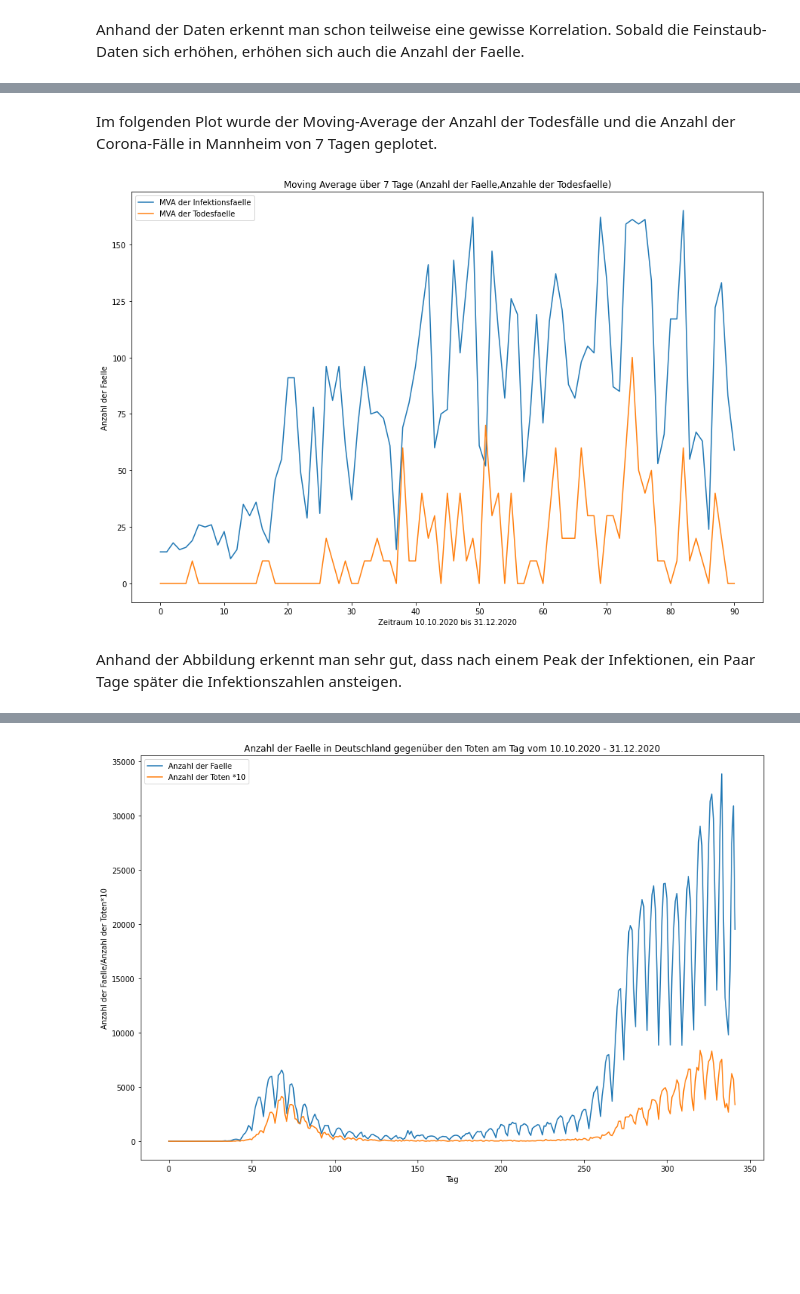
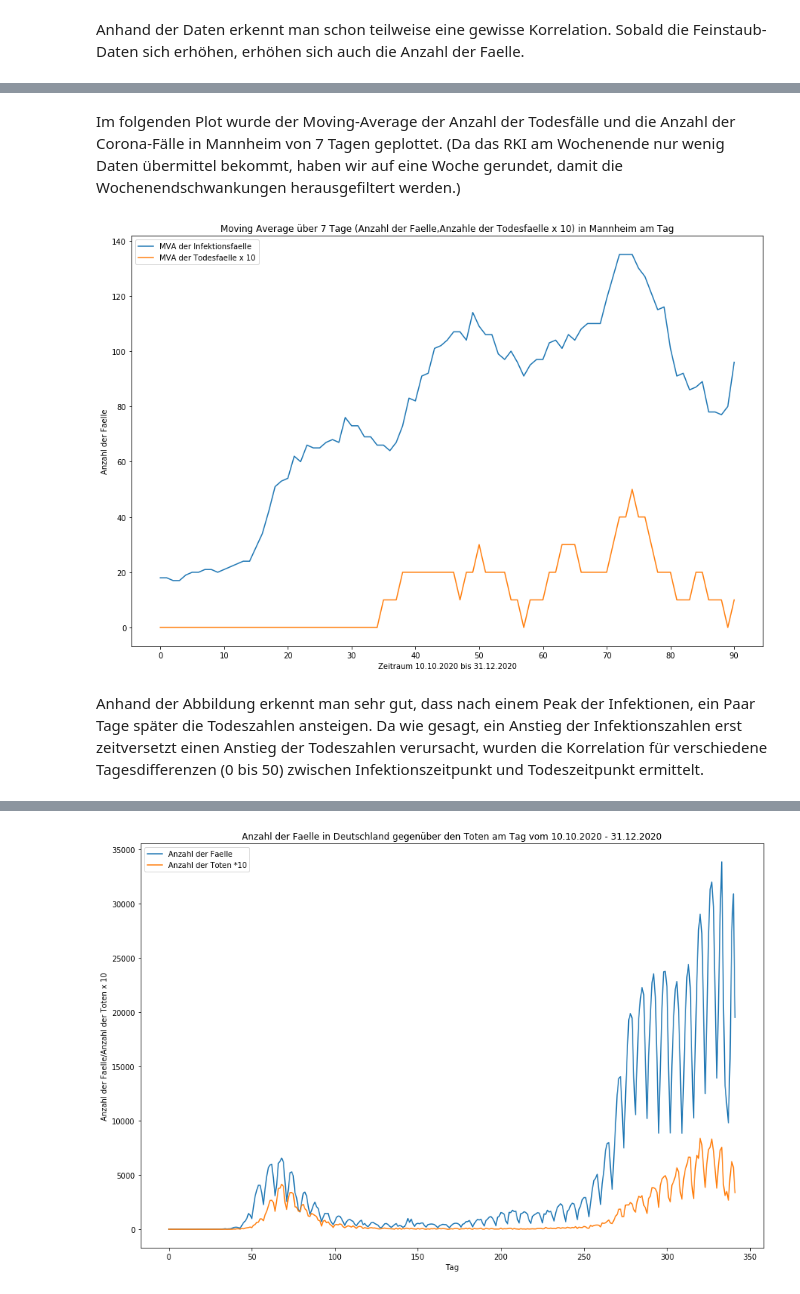
Before and after one commit to NajTec/DataScience, a Jupyter notebook: Project/Project_Covid_Mannheim_Feinstaube.ipynb, the cells around one changed output, grey strips where cells are left out. Cells and saved outputs as stored; diff of their text form; code cells hidden in the pictures; blank space fills up the shorter version.

```diff
--- a/Project/Project_Covid_Mannheim_Feinstaube.ipynb
+++ b/Project/Project_Covid_Mannheim_Feinstaube.ipynb
@@ -112,6 +114,10 @@ sorted_feinstaub_data_mannheim_nach_datum = collections.OrderedDict(sorted(feins
 anzahl_faelle_list = list(sorted_neuinfektionen_nach_datum.values())
 anzahl_tode_list = list(sorted_todesfaelle_nach_datum.values())
 feinstaub_list = list(sorted_feinstaub_data_mannheim_nach_datum.values())
+
+for key, value in enumerate(anzahl_faelle_list):
+    anzahl_faelle_list[key] = anzahl_faelle_list[key][0]
+    anzahl_tode_list[key] = anzahl_tode_list[key][0]
 # %% [markdown]
 ## 2.Explorative Datenanalyse
 
@@ -173,24 +171,24 @@ plt.show()
 # %% [markdown]
-Im folgenden Plot wurde der Moving-Average der Anzahl der Todesfälle und die Anzahl der Corona-Fälle in Mannheim von 7 Tagen geplotet.
+Im folgenden Plot wurde der Moving-Average der Anzahl der Todesfälle und die Anzahl der Corona-Fälle in Mannheim von 7 Tagen geplottet. (Da das RKI am Wochenende nur wenig Daten übermittel bekommt, haben wir auf eine Woche gerundet, damit die Wochenendschwankungen herausgefiltert werden.)
 # %%
 N = 7
 anzahl_faelle_list_rm = uniform_filter1d(anzahl_faelle_list, size=N)
 anzahl_tode_list_rm = uniform_filter1d(anzahl_tode_list, size=N)
 
 plt.plot(anzahl_faelle_list_rm[220:],label="MVA der Infektionsfaelle")
-plt.plot(anzahl_tode_list_rm[220:] * 10,label="MVA der Todesfaelle")
+plt.plot(anzahl_tode_list_rm[220:] * 10,label="MVA der Todesfaelle x 10")
 fig = plt.gcf()
 fig.set_size_inches(15,10)
 plt.legend()
-plt.title("Moving Average über 7 Tage (Anzahl der Faelle,Anzahle der Todesfaelle) in Mannheim am Tag")
+plt.title("Moving Average über 7 Tage (Anzahl der Faelle,Anzahle der Todesfaelle x 10) in Mannheim am Tag")
 plt.xlabel("Zeitraum 10.10.2020 bis 31.12.2020")
 plt.xticks(range(0,100,10))
 plt.ylabel("Anzahl der Faelle")
 plt.show()
 # %% [output]
-[figure, old version]
+[figure, new version]
 # %% [markdown]
-Anhand der Abbildung erkennt man sehr gut, dass nach einem Peak der Infektionen, ein Paar Tage später die Infektionszahlen ansteigen.
+Anhand der Abbildung erkennt man sehr gut, dass nach einem Peak der Infektionen, ein Paar Tage später die Todeszahlen ansteigen. Da wie gesagt, ein Anstieg der Infektionszahlen erst zeitversetzt einen Anstieg der Todeszahlen verursacht, wurden die Korrelation für verschiedene Tagesdifferenzen (0 bis 50) zwischen Infektionszeitpunkt und Todeszeitpunkt ermittelt.
 # %%
 corrs = []
 #anzahl_faelle_float = list(map(float, anzahl_faelle_list_rm ))
```
Also changed, not shown: parts of 17 cells of this notebook, 2 other files.
